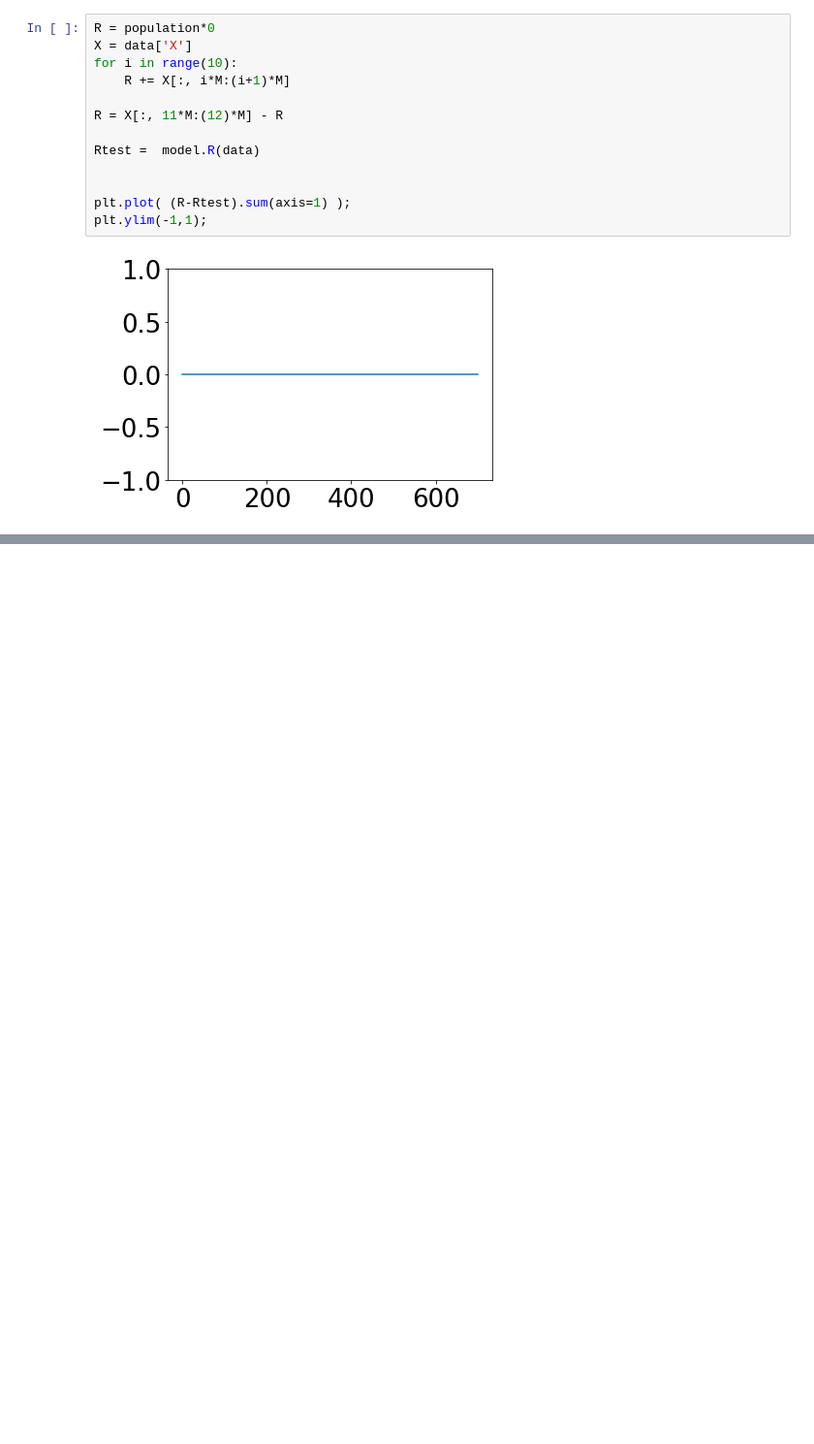
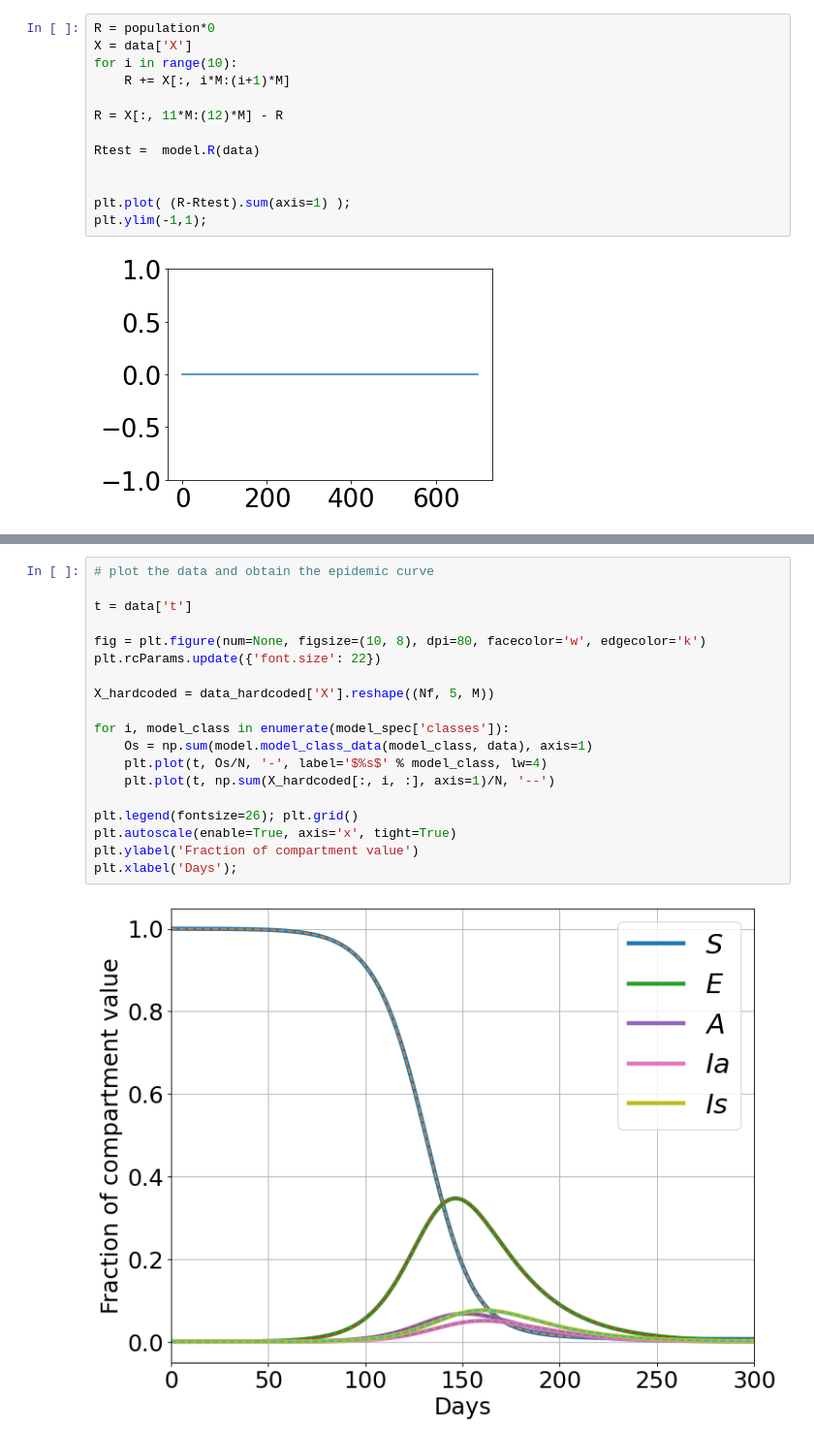
Before and after one commit to rajeshrinet/pyross, a Jupyter notebook: examples/deterministic/ex13-interfaceData.ipynb, the cells around one changed output, grey strips where cells are left out. Shown at 97% size. Saved outputs shown, nothing was run; the diff lists cells and outputs as text; blank space fills up the shorter version.

```diff
--- a/examples/deterministic/ex13-interfaceData.ipynb
+++ b/examples/deterministic/ex13-interfaceData.ipynb
@@ -272,0 +393,21 @@ plt.ylim(-1,1);
+# %%
+# plot the data and obtain the epidemic curve
+
+t = data['t']
+
+fig = plt.figure(num=None, figsize=(10, 8), dpi=80, facecolor='w', edgecolor='k')
+plt.rcParams.update({'font.size': 22})
+
+X_hardcoded = data_hardcoded['X'].reshape((Nf, 5, M))
+
+for i, model_class in enumerate(model_spec['classes']):
+    Os = np.sum(model.model_class_data(model_class, data), axis=1)
+    plt.plot(t, Os/N, '-', label='$%s$' % model_class, lw=4)
+    plt.plot(t, np.sum(X_hardcoded[:, i, :], axis=1)/N, '--')
+
+plt.legend(fontsize=26); plt.grid()
+plt.autoscale(enable=True, axis='x', tight=True)
+plt.ylabel('Fraction of compartment value')
+plt.xlabel('Days');
+# %% [output]
+[figure, added]
```
Also changed, not shown: parts of 4 cells of this notebook, 3 other files.
